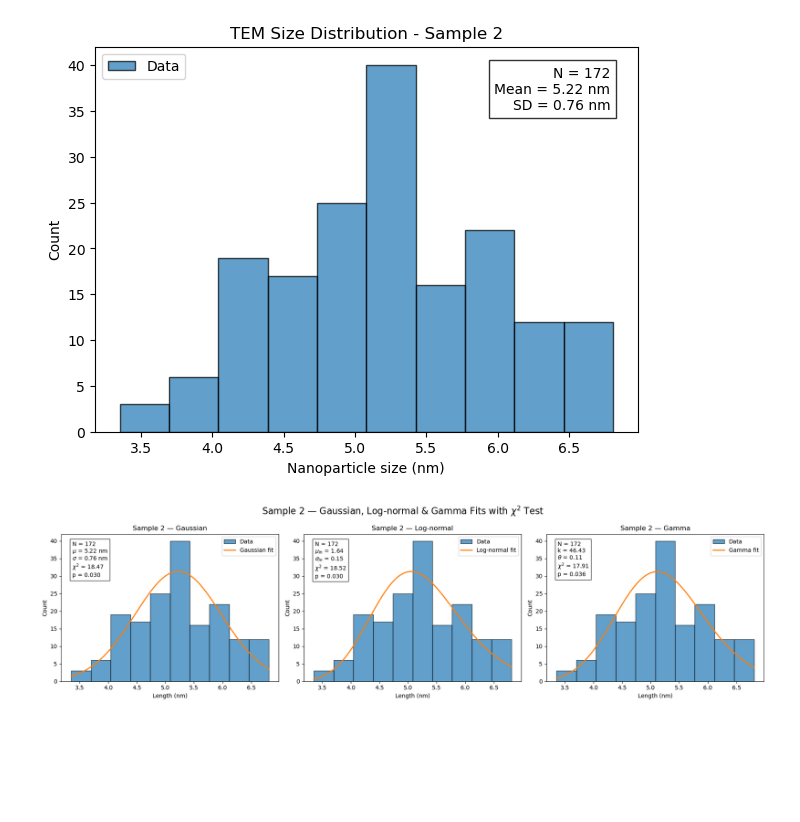
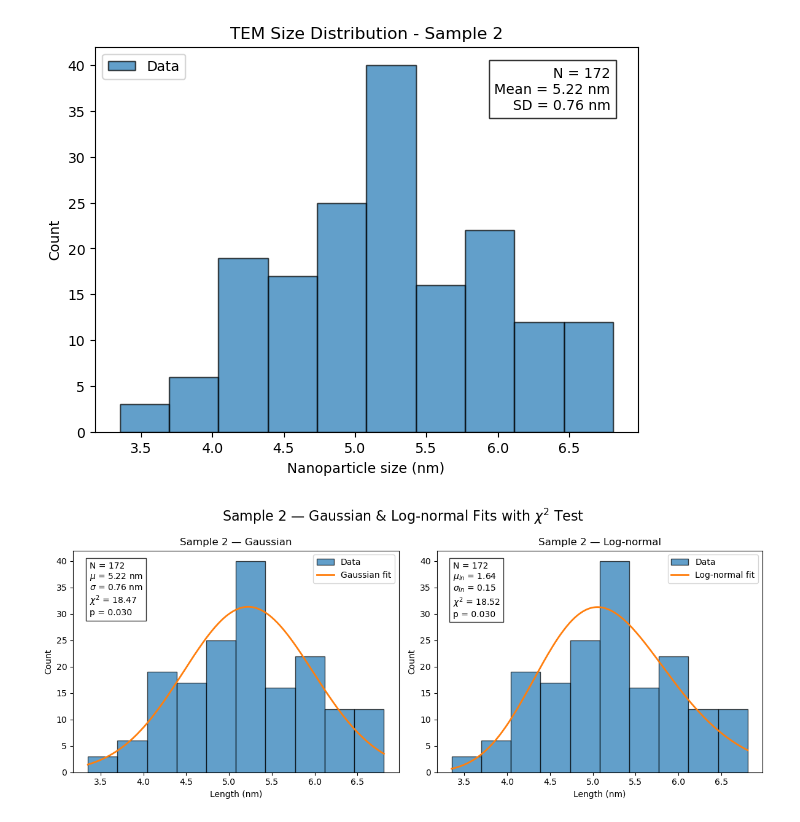
Before and after one commit to Arthurhmy/Challenge_B_P_Chem, a Jupyter notebook: TEM/results_sample_2.ipynb, the cells around one changed output. Saved outputs shown, nothing was run; the diff lists cells and outputs as text; code cells hidden in the pictures; blank space fills up the shorter version.

```diff
--- a/TEM/results_sample_2.ipynb
+++ b/TEM/results_sample_2.ipynb
@@ -76,7 +76,7 @@ plt.show()
 # Figure
 # =========================================================
 
-fig, axes = plt.subplots(1, 3, figsize=(18, 5))
+fig, axes = plt.subplots(1, 2, figsize=(12, 5))
 
 # =========================================================
 # 1) Gaussian fit
@@ -195,105 +195,35 @@ axes[1].set_ylabel("Count")
 axes[1].text(
     0.05,
     0.95,
     f"N = {N}\n"
     f"$\\mu_{{ln}}$ = {mu_ln:.2f}\n"
     f"$\\sigma_{{ln}}$ = {sigma_ln:.2f}\n"
     f"$\\chi^2$ = {chi2_lognorm:.2f}\n"
     f"p = {p_lognorm:.3f}",
     transform=axes[1].transAxes,
     verticalalignment="top",
     bbox=dict(facecolor="white", alpha=0.8)
 )
 
 axes[1].legend()
 
 axes[1].grid(False)
 
 # =========================================================
-# 3) Gamma fit
-# =========================================================
-
-k, loc, theta = gamma.fit(
-    sizes,
-    floc=0
-)
-
-pdf_gamma = gamma.pdf(
-    x,
-    k,
-    loc,
-    theta
-)
-
-cdf_values = gamma.cdf(
-    bin_edges,
-    k,
-    loc,
-    theta
-)
-
-expected = N * np.diff(cdf_values)
-
-expected = expected * observed.sum() / expected.sum()
-
-chi2_gamma, p_gamma = chisquare(
-    f_obs=observed,
-    f_exp=expected
-)
-
-axes[2].hist(
-    sizes,
-    bins=bin_edges,
-    alpha=0.7,
-    edgecolor="black",
-    label="Data"
-)
-
-axes[2].plot(
-    x,
-    pdf_gamma * N * bin_width,
-    linewidth=2,
-    label="Gamma fit"
-)
-
-axes[2].set_title("Sample 2 — Gamma")
-
-axes[2].set_xlabel("Length (nm)")
-
-axes[2].set_ylabel("Count")
-
-axes[2].text(
-    0.05,
-    0.95,
-    f"N = {N}\n"
-    f"k = {k:.2f}\n"
-    f"$\\theta$ = {theta:.2f}\n"
-    f"$\\chi^2$ = {chi2_gamma:.2f}\n"
-    f"p = {p_gamma:.3f}",
-    transform=axes[2].transAxes,
-    verticalalignment="top",
-    bbox=dict(facecolor="white", alpha=0.8)
-)
-
-axes[2].legend()
-
-axes[2].grid(False)
-
-# =========================================================
 # Final layout
 # =========================================================
 
 fig.suptitle(
-    "Sample 2 — Gaussian, Log-normal & Gamma Fits with $\\chi^2$ Test",
+    "Sample 2 — Gaussian & Log-normal Fits with $\\chi^2$ Test",
     fontsize=16
 )
 
 plt.tight_layout()
 
 plt.show()
 # %% [output]
 [figure]
-[figure, old version]
+[figure, new version]
 # %%
 summary_table = pd.DataFrame({
 
```
Also changed, not shown: parts of 1 cell of this notebook, 1 other file.
